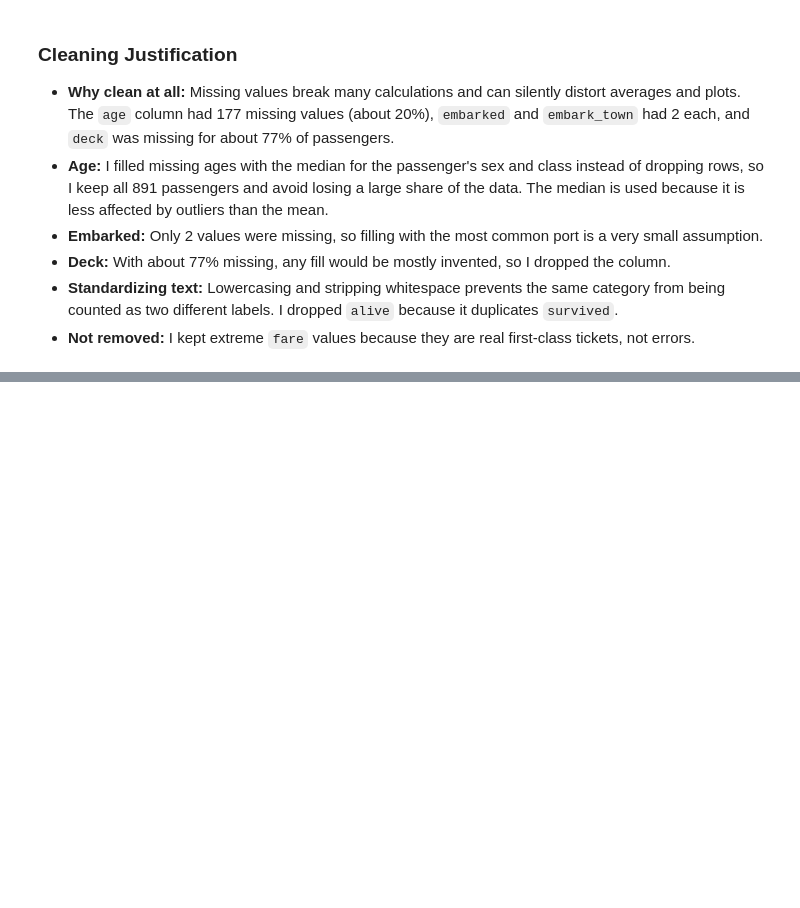
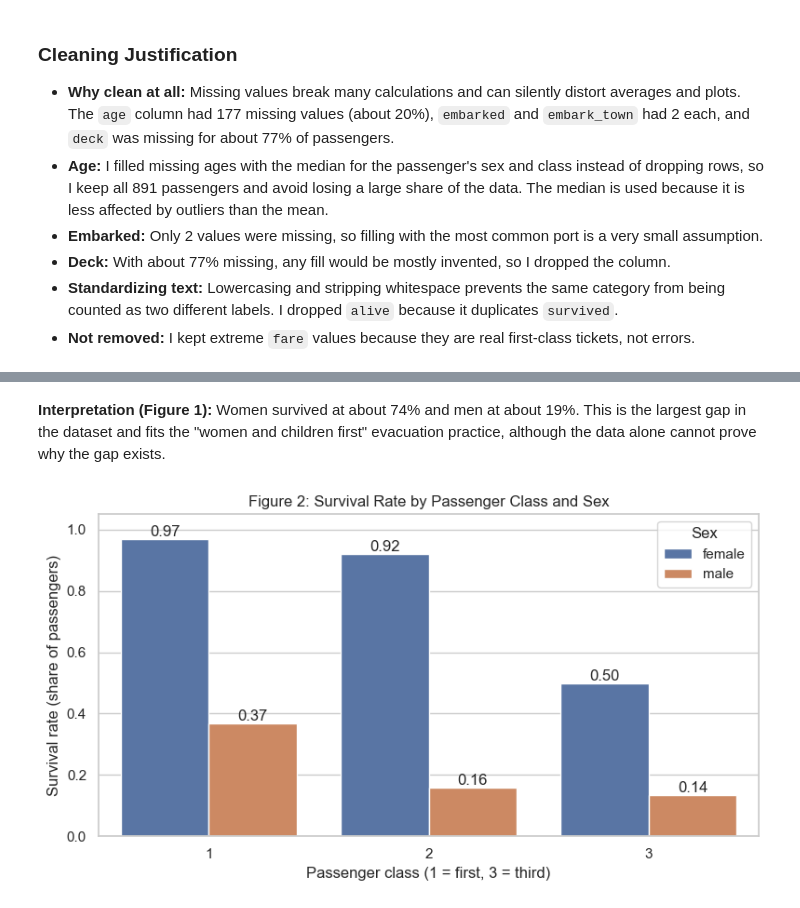
Before and after one commit to iconrealestate77/ai-programming-foundations-project, a Jupyter notebook: data_workflow.ipynb, the cells around one changed output, grey strips where cells are left out. Cells and saved outputs as stored; diff of their text form; code cells hidden in the pictures; blank space fills up the shorter version.

```diff
--- a/data_workflow.ipynb
+++ b/data_workflow.ipynb
@@ -121,0 +232,19 @@ Rows, columns: (891, 13)
+# %% [markdown]
+**Interpretation (Figure 1):** Women survived at about 74% and men at about 19%. This is the largest gap in the dataset and fits the "women and children first" evacuation practice, although the data alone cannot prove why the gap exists.
+# %%
+plt.figure(figsize=(8, 4.5))
+ax = sns.barplot(
+    data=df_clean, x="pclass", y="survived", hue="sex",
+    hue_order=["female", "male"], errorbar=None,
+)
+ax.set_title("Figure 2: Survival Rate by Passenger Class and Sex")
+ax.set_xlabel("Passenger class (1 = first, 3 = third)")
+ax.set_ylabel("Survival rate (share of passengers)")
+ax.set_ylim(0, 1.05)
+ax.legend(title="Sex")
+for container in ax.containers:
+    ax.bar_label(container, fmt="%.2f")
+plt.tight_layout()
+plt.show()
+# %% [output]
+[figure, added]
```
Also changed, not shown: parts of 10 cells of this notebook.
